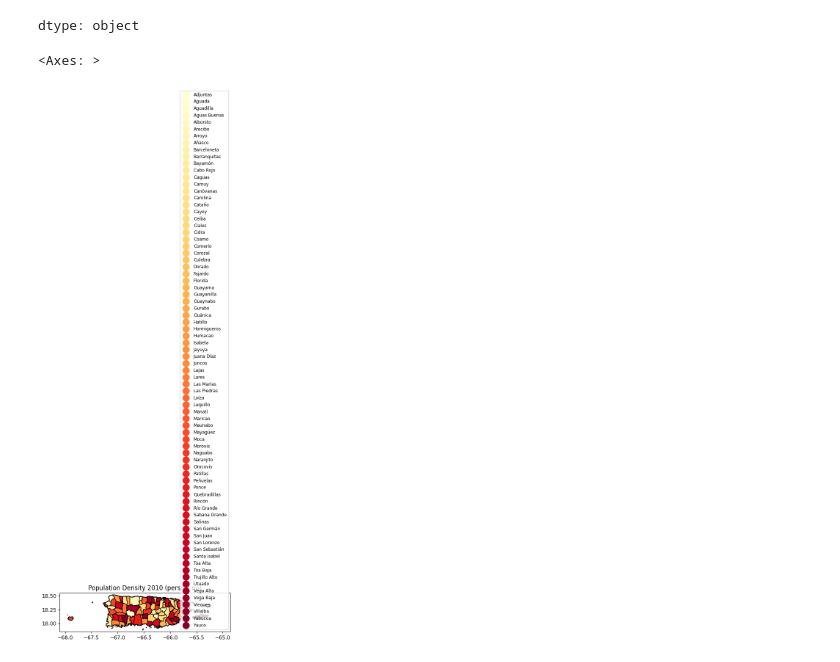
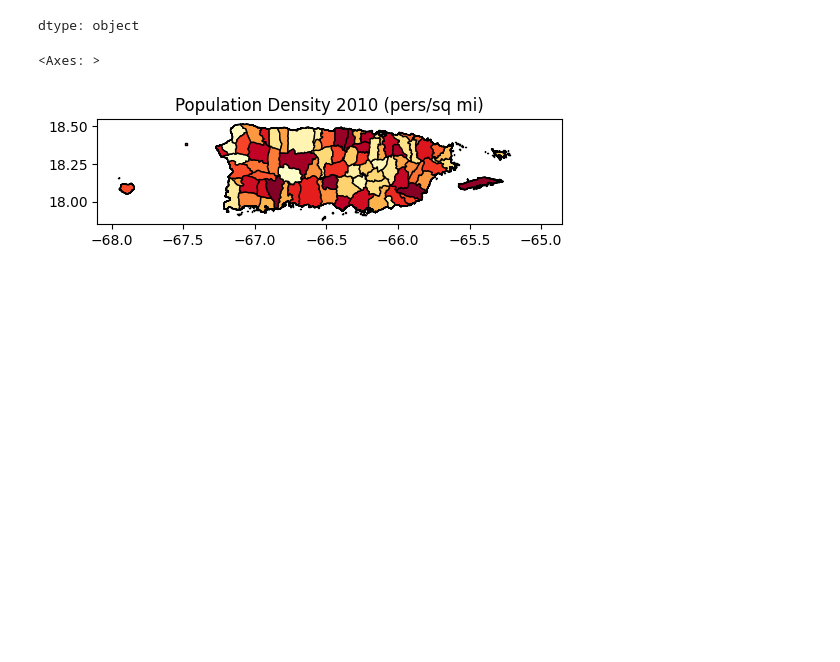
Before and after one commit to Venettov/Riveraruiz_GIS, a Jupyter notebook: PS0_Test.ipynb, the cells around one changed output. Drawn from its saved outputs; the diff is of its cells as text; code cells hidden in the pictures; blank space fills up the shorter version.

```diff
--- a/PS0_Test.ipynb
+++ b/PS0_Test.ipynb
@@ -82,15 +82,15 @@ dtype: object
 # %%
 #your first thematic map! :) lets unpack options real quick esp fmt for dec pts; more later under 'bells and whistles'
 fig, ax = plt.subplots(1, figsize=(6,10))
 
-#prC0.plot(ax=ax,legend=False,cmap='YlOrRd',k=5,
-#         edgecolor='black',linewidth=1) #
+prC0.plot(ax=ax,legend=False,cmap='YlOrRd',k=5,
+         edgecolor='black',linewidth=1) #
 
-prC0.plot(ax=ax,column='ADM1_ES',legend=True,cmap='YlOrRd',k=5,
-         edgecolor='black',linewidth=1,legend_kwds= {"fmt": "{:,.0f}",
-        'loc':'lower right','title_fontsize':'medium','fontsize':'small','markerscale':1.4}) #
+#prC0.plot(ax=ax,column='ADM1_ES',legend=True,cmap='YlOrRd',k=5,
+#         edgecolor='black',linewidth=1,legend_kwds= {"fmt": "{:,.0f}",
+#        'loc':'best','title_fontsize':'medium','fontsize':'small','markerscale':1.4}) #
 
 ax.title.set_text("Population Density 2010 (pers/sq mi)")
 # %% [output]
 <Axes: >
-[figure, old version]
+[figure, new version]
```
